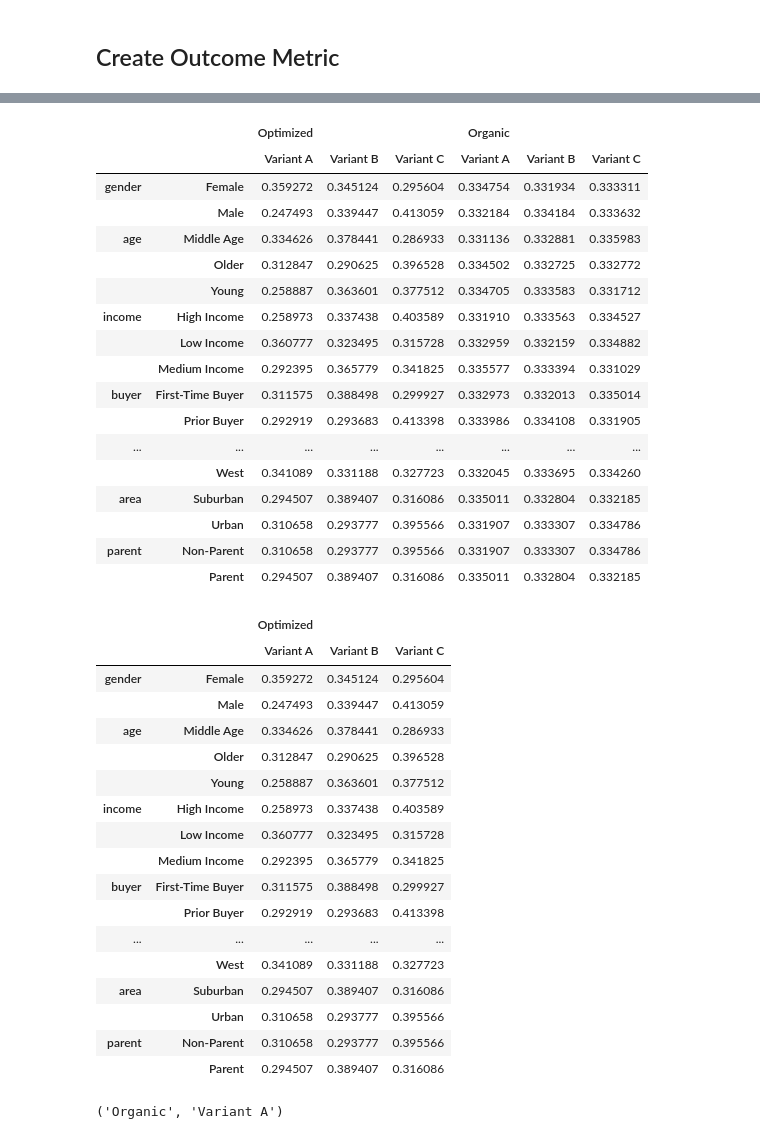
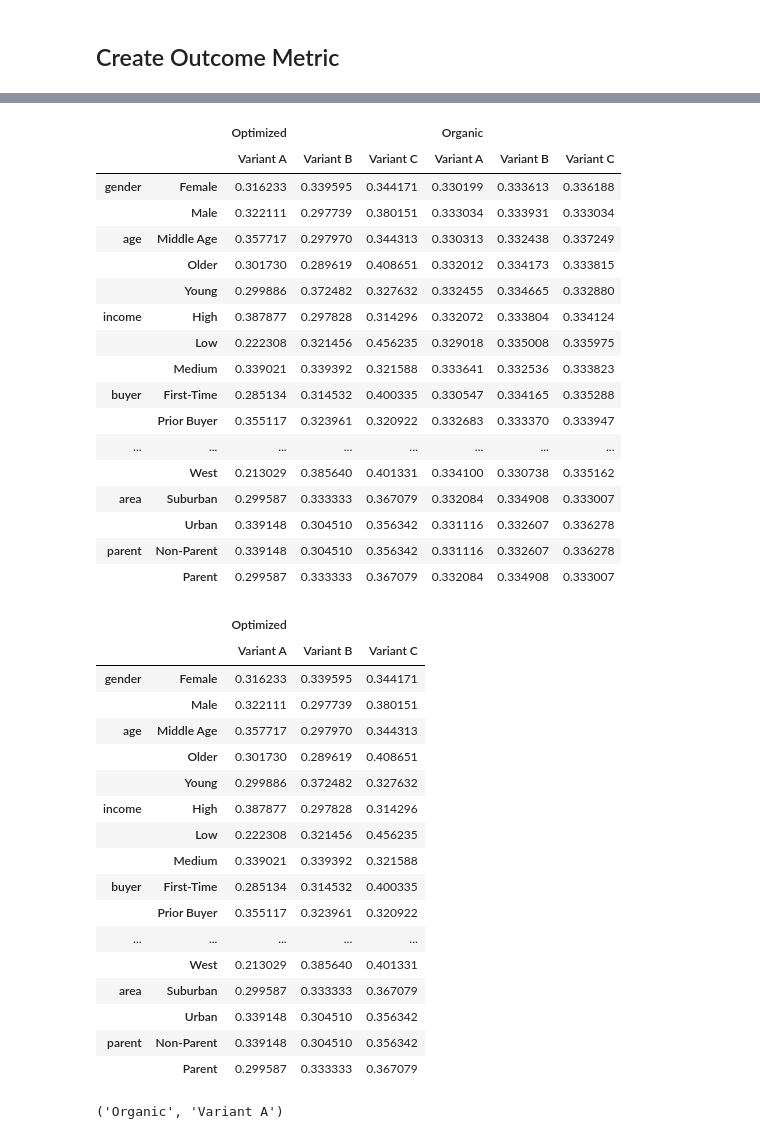
Before and after one commit to abluna/multiarm-bandit, a Jupyter notebook: Synthetic Data.ipynb, the cells around one changed output, grey strips where cells are left out. Drawn from its saved outputs; the diff is of its cells as text; code cells hidden in the pictures.

```diff
--- a/Synthetic Data.ipynb
+++ b/Synthetic Data.ipynb
@@ -115,8 +115,8 @@ overall_target_performance = []
 org_target_performance = []
 opt_target_performance = []
 
-steps = 5
-row_count = 200000
+steps = 10
+row_count = 500000
 
 for i in range(steps):
 
@@ -182,52 +201,52 @@ final_results.to_csv('Final Results.csv')
 # %%
 ### Create Table of Assignments
 seg_data = Segment_df_step2[Segment_df_step2['target_control'] != 'target_org']
 name = 'Optimized'
 
-org_table = mab.get_variant_assignment_counts(df = Segment_df_step2[Segment_df_step2['target_control'] != 'target_org'], table_name='Optimized', seg_cols=seg_cols)
-opt_table = mab.get_variant_assignment_counts(df = Segment_df_step2[Segment_df_step2['target_control'] != 'target_opt'], table_name='Organic', seg_cols=seg_cols)
+org_table = mab.get_variant_assignment_counts(df = Segment_df_step2[Segment_df_step2['target_control'] == 'target_opt'], table_name='Optimized', seg_cols=seg_cols)
+opt_table = mab.get_variant_assignment_counts(df = Segment_df_step2[Segment_df_step2['target_control'] == 'target_org'], table_name='Organic', seg_cols=seg_cols)
 
 pd.concat([org_table, opt_table], axis =1 )
 # %% [output]
 |  |  | Optimized |  |  | Organic |  |  |
 |  |  | Variant A | Variant B | Variant C | Variant A | Variant B | Variant C |
-| gender | Female | 0.359272 | 0.345124 | 0.295604 | 0.334754 | 0.331934 | 0.333311 |
-|  | Male | 0.247493 | 0.339447 | 0.413059 | 0.332184 | 0.334184 | 0.333632 |
-| age | Middle Age | 0.334626 | 0.378441 | 0.286933 | 0.331136 | 0.332881 | 0.335983 |
-|  | Older | 0.312847 | 0.290625 | 0.396528 | 0.334502 | 0.332725 | 0.332772 |
-|  | Young | 0.258887 | 0.363601 | 0.377512 | 0.334705 | 0.333583 | 0.331712 |
-| income | High Income | 0.258973 | 0.337438 | 0.403589 | 0.331910 | 0.333563 | 0.334527 |
-|  | Low Income | 0.360777 | 0.323495 | 0.315728 | 0.332959 | 0.332159 | 0.334882 |
-|  | Medium Income | 0.292395 | 0.365779 | 0.341825 | 0.335577 | 0.333394 | 0.331029 |
-| buyer | First-Time Buyer | 0.311575 | 0.388498 | 0.299927 | 0.332973 | 0.332013 | 0.335014 |
-|  | Prior Buyer | 0.292919 | 0.293683 | 0.413398 | 0.333986 | 0.334108 | 0.331905 |
+| gender | Female | 0.316233 | 0.339595 | 0.344171 | 0.330199 | 0.333613 | 0.336188 |
+|  | Male | 0.322111 | 0.297739 | 0.380151 | 0.333034 | 0.333931 | 0.333034 |
+| age | Middle Age | 0.357717 | 0.297970 | 0.344313 | 0.330313 | 0.332438 | 0.337249 |
+|  | Older | 0.301730 | 0.289619 | 0.408651 | 0.332012 | 0.334173 | 0.333815 |
+|  | Young | 0.299886 | 0.372482 | 0.327632 | 0.332455 | 0.334665 | 0.332880 |
+| income | High | 0.387877 | 0.297828 | 0.314296 | 0.332072 | 0.333804 | 0.334124 |
+|  | Low | 0.222308 | 0.321456 | 0.456235 | 0.329018 | 0.335008 | 0.335975 |
+|  | Medium | 0.339021 | 0.339392 | 0.321588 | 0.333641 | 0.332536 | 0.333823 |
+| buyer | First-Time | 0.285134 | 0.314532 | 0.400335 | 0.330547 | 0.334165 | 0.335288 |
+|  | Prior Buyer | 0.355117 | 0.323961 | 0.320922 | 0.332683 | 0.333370 | 0.333947 |
 | ... | ... | ... | ... | ... | ... | ... | ... |
-|  | West | 0.341089 | 0.331188 | 0.327723 | 0.332045 | 0.333695 | 0.334260 |
-| area | Suburban | 0.294507 | 0.389407 | 0.316086 | 0.335011 | 0.332804 | 0.332185 |
-|  | Urban | 0.310658 | 0.293777 | 0.395566 | 0.331907 | 0.333307 | 0.334786 |
-| parent | Non-Parent | 0.310658 | 0.293777 | 0.395566 | 0.331907 | 0.333307 | 0.334786 |
-|  | Parent | 0.294507 | 0.389407 | 0.316086 | 0.335011 | 0.332804 | 0.332185 |
+|  | West | 0.213029 | 0.385640 | 0.401331 | 0.334100 | 0.330738 | 0.335162 |
+| area | Suburban | 0.299587 | 0.333333 | 0.367079 | 0.332084 | 0.334908 | 0.333007 |
+|  | Urban | 0.339148 | 0.304510 | 0.356342 | 0.331116 | 0.332607 | 0.336278 |
+| parent | Non-Parent | 0.339148 | 0.304510 | 0.356342 | 0.331116 | 0.332607 | 0.336278 |
+|  | Parent | 0.299587 | 0.333333 | 0.367079 | 0.332084 | 0.334908 | 0.333007 |
 # %%
 mab.get_variant_assignment_counts(df = Segment_df_step2[Segment_df_step2['target_control'] != 'target_org'], table_name='Optimized', seg_cols=seg_cols)
 # %% [output]
 |  |  | Optimized |  |  |
 |  |  | Variant A | Variant B | Variant C |
-| gender | Female | 0.359272 | 0.345124 | 0.295604 |
-|  | Male | 0.247493 | 0.339447 | 0.413059 |
-| age | Middle Age | 0.334626 | 0.378441 | 0.286933 |
-|  | Older | 0.312847 | 0.290625 | 0.396528 |
-|  | Young | 0.258887 | 0.363601 | 0.377512 |
-| income | High Income | 0.258973 | 0.337438 | 0.403589 |
-|  | Low Income | 0.360777 | 0.323495 | 0.315728 |
-|  | Medium Income | 0.292395 | 0.365779 | 0.341825 |
-| buyer | First-Time Buyer | 0.311575 | 0.388498 | 0.299927 |
-|  | Prior Buyer | 0.292919 | 0.293683 | 0.413398 |
+| gender | Female | 0.316233 | 0.339595 | 0.344171 |
+|  | Male | 0.322111 | 0.297739 | 0.380151 |
+| age | Middle Age | 0.357717 | 0.297970 | 0.344313 |
+|  | Older | 0.301730 | 0.289619 | 0.408651 |
+|  | Young | 0.299886 | 0.372482 | 0.327632 |
+| income | High | 0.387877 | 0.297828 | 0.314296 |
+|  | Low | 0.222308 | 0.321456 | 0.456235 |
+|  | Medium | 0.339021 | 0.339392 | 0.321588 |
+| buyer | First-Time | 0.285134 | 0.314532 | 0.400335 |
+|  | Prior Buyer | 0.355117 | 0.323961 | 0.320922 |
 | ... | ... | ... | ... | ... |
-|  | West | 0.341089 | 0.331188 | 0.327723 |
-| area | Suburban | 0.294507 | 0.389407 | 0.316086 |
-|  | Urban | 0.310658 | 0.293777 | 0.395566 |
-| parent | Non-Parent | 0.310658 | 0.293777 | 0.395566 |
-|  | Parent | 0.294507 | 0.389407 | 0.316086 |
+|  | West | 0.213029 | 0.385640 | 0.401331 |
+| area | Suburban | 0.299587 | 0.333333 | 0.367079 |
+|  | Urban | 0.339148 | 0.304510 | 0.356342 |
+| parent | Non-Parent | 0.339148 | 0.304510 | 0.356342 |
+|  | Parent | 0.299587 | 0.333333 | 0.367079 |
 # %%
 opt_table.columns[0]
 # %% [output]
```
Also changed, not shown: parts of 4 cells of this notebook.
